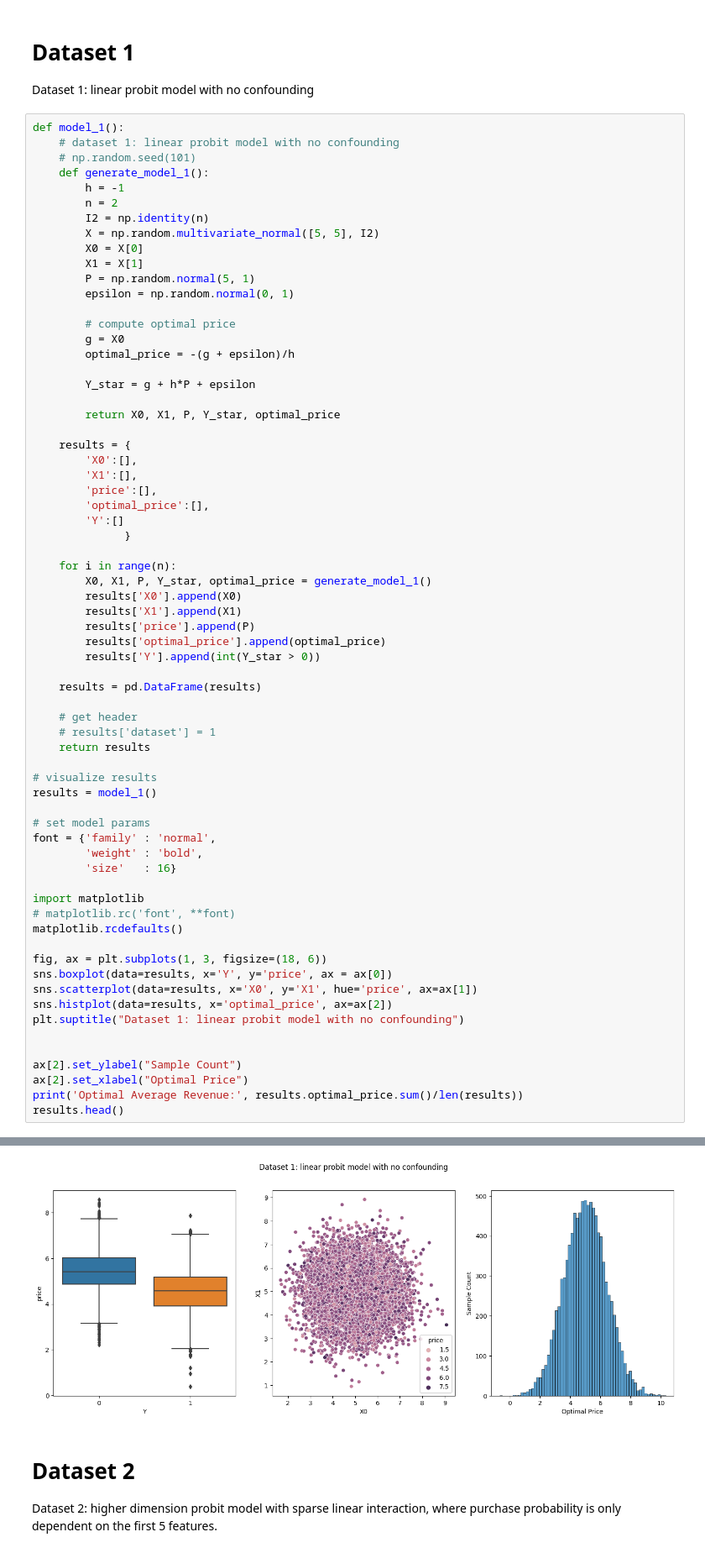
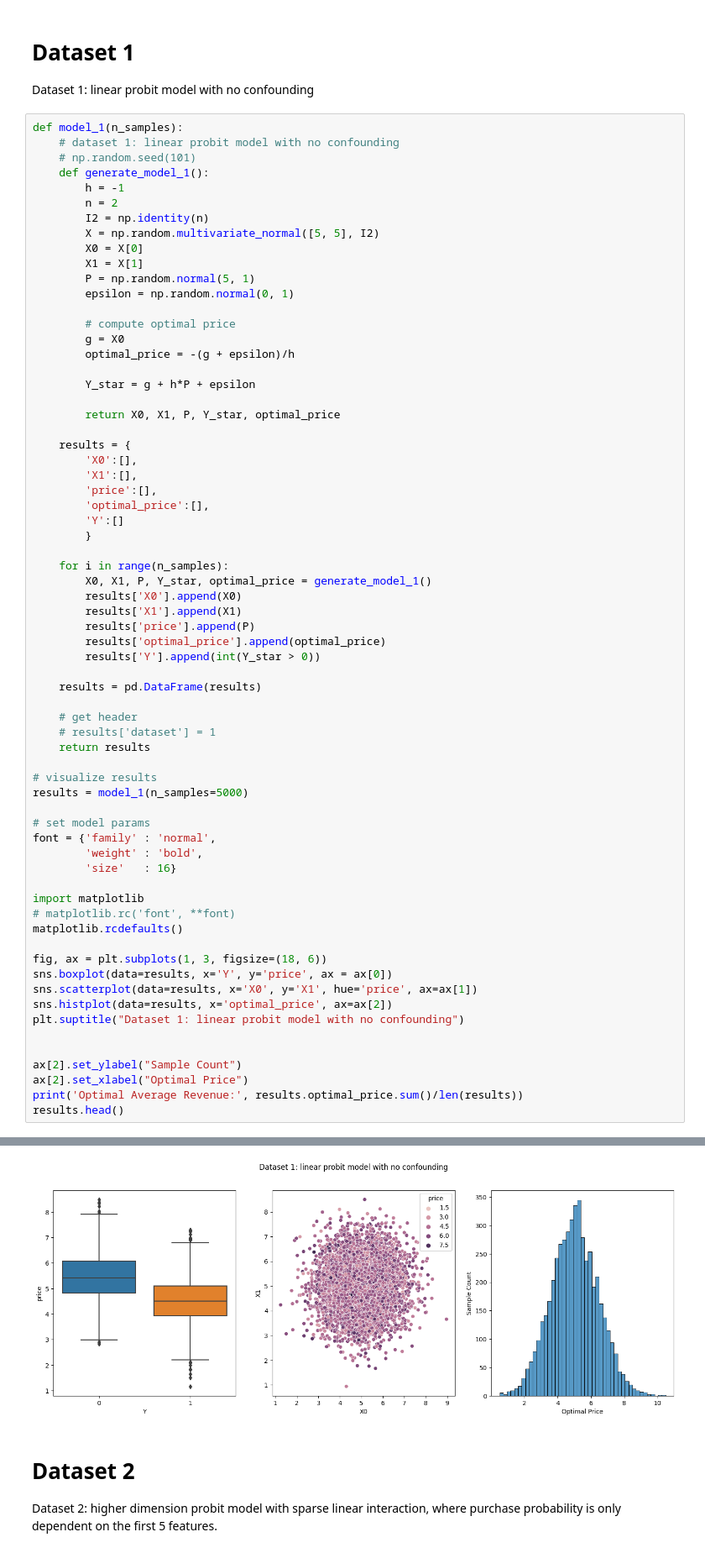
Before and after one commit to lentin26/Student-Prescription-Tree, a Jupyter notebook: lightGBM.ipynb, the cells around one changed output, grey strips where cells are left out. Shown at 84% size. Drawn from its saved outputs; the diff is of its cells as text.

```diff
--- a/lightGBM.ipynb
+++ b/lightGBM.ipynb
@@ -498,7 +498,7 @@ n = 10000
 # Dataset 1
 Dataset 1: linear probit model with no confounding
 # %%
-def model_1():
+def model_1(n_samples):
     # dataset 1: linear probit model with no confounding
     # np.random.seed(101)
     def generate_model_1():
@@ -525,9 +525,9 @@ def model_1():
         'price':[],
         'optimal_price':[],
         'Y':[]
-              }
+        }
 
-    for i in range(n):
+    for i in range(n_samples):
         X0, X1, P, Y_star, optimal_price = generate_model_1()
         results['X0'].append(X0)
         results['X1'].append(X1)
@@ -542,7 +542,7 @@ def model_1():
     return results
 
 # visualize results
-results = model_1()
+results = model_1(n_samples=5000)
 
 # set model params
 font = {'family' : 'normal',
@@ -575,4 +575,4 @@ Optimal Average Revenue: 4.991897139111992
-[figure, old version]
+[figure, new version]
 # %% [markdown]
 # Dataset 2
 Dataset 2: higher dimension probit model with sparse linear interaction, where purchase probability is only dependent on the first 5 features.
```
Also changed, not shown: parts of 8 cells of this notebook.
